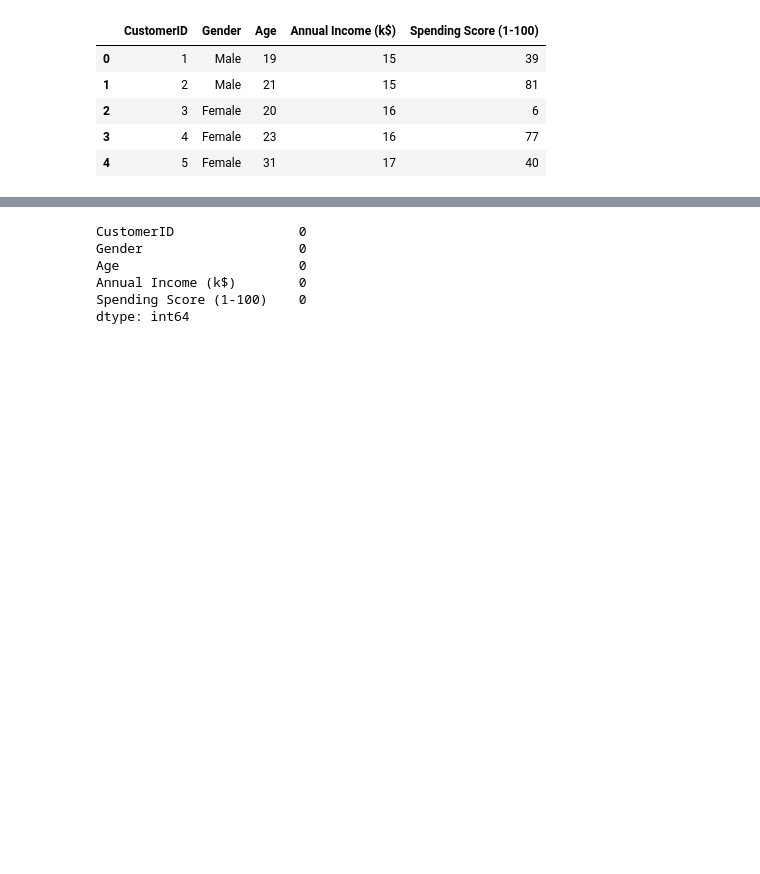
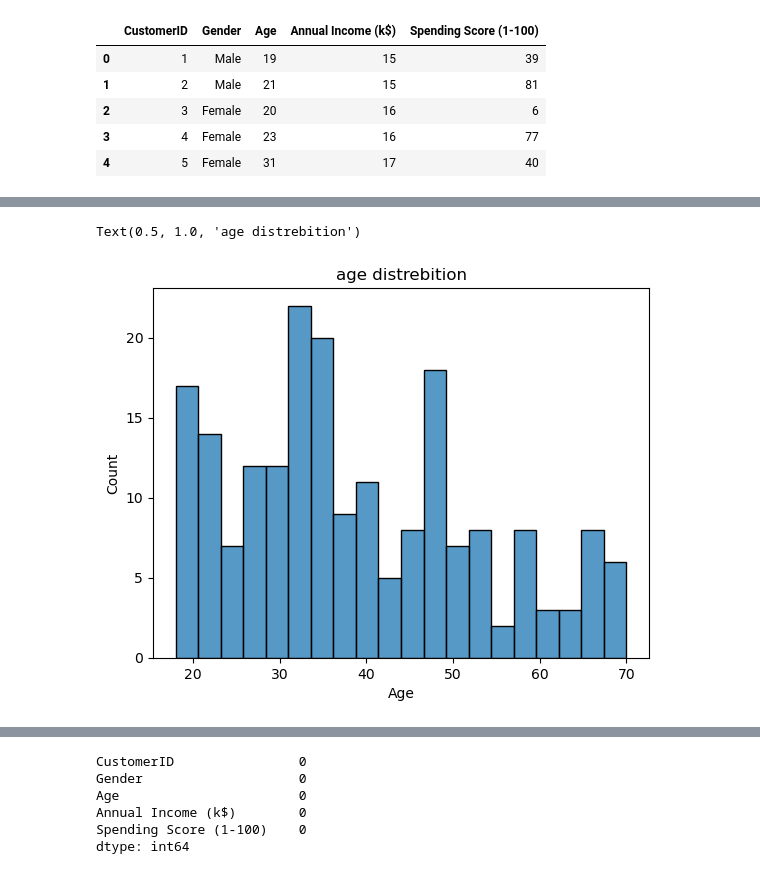
Before and after one commit to amaradelhasan/K-Means_Clustering, a Jupyter notebook: clustering_k-means code.ipynb, the cells around one changed output, grey strips where cells are left out. Saved outputs shown, nothing was run; the diff lists cells and outputs as text; code cells hidden in the pictures; blank space fills up the shorter version.

```diff
--- a/clustering_k-means code.ipynb
+++ b/clustering_k-means code.ipynb
@@ -17,0 +46,6 @@ df.head(5)
+# %%
+sns.histplot(df['Age'], bins = 20 )
+plt.title('age distrebition')
+# %% [output]
+Text(0.5, 1.0, 'age distrebition')
+[figure, added]
```
Also changed, not shown: parts of 4 cells of this notebook.
